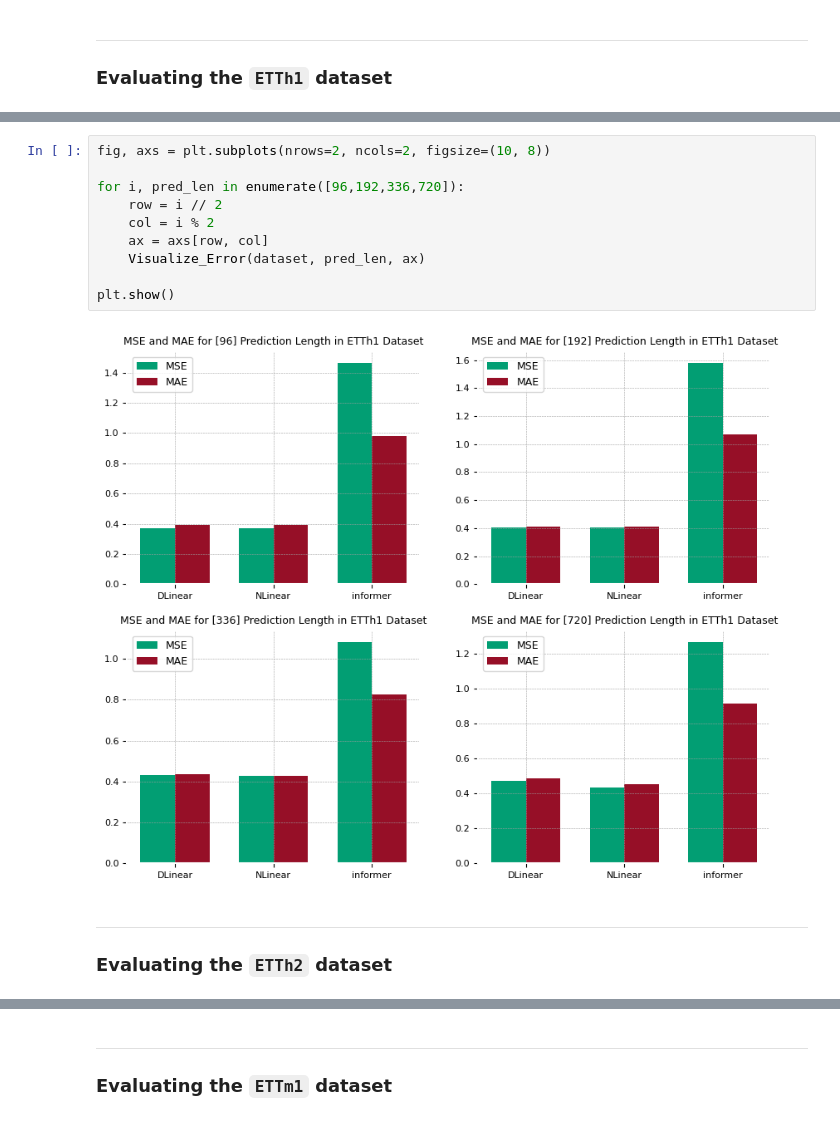
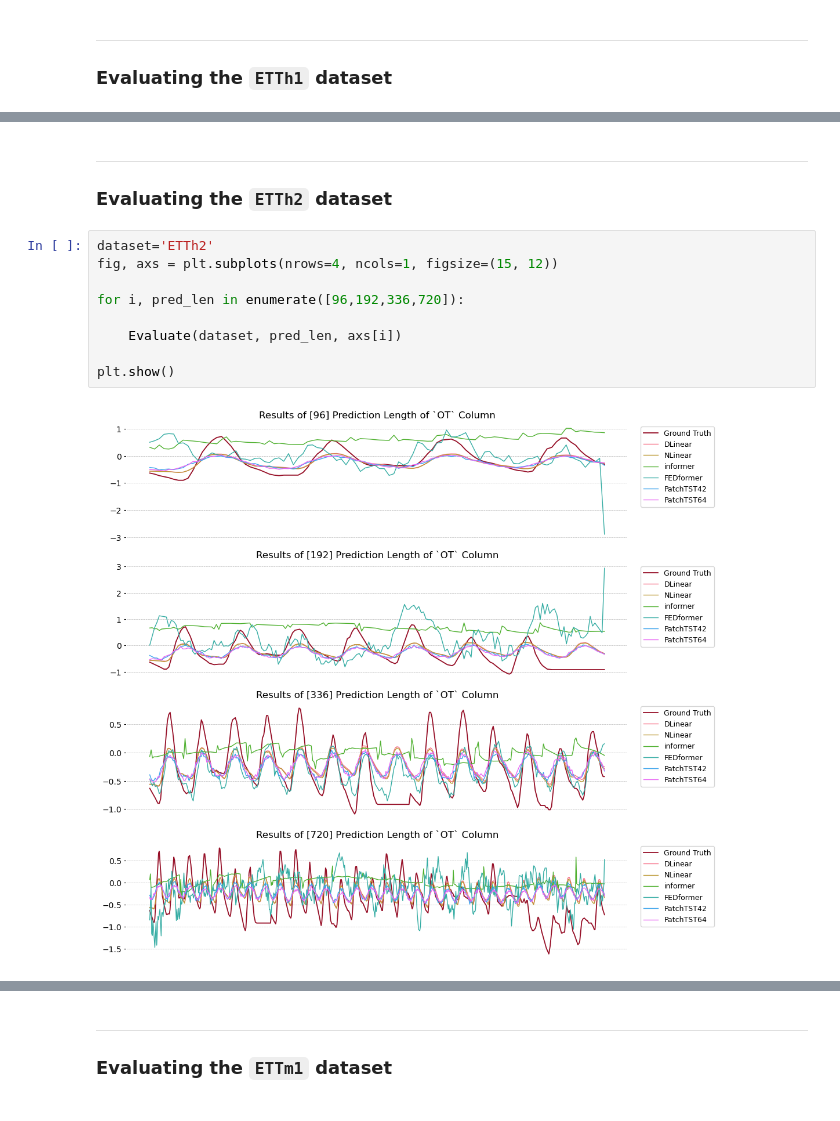
Before and after one commit to volzock/Transformer-based-solutions-for-the-long-term-time-series-forecasting, a Jupyter notebook: Results-visualization.ipynb, the cells around one changed output, grey strips where cells are left out. Cells and saved outputs as stored; diff of their text form.

```diff
--- a/Results-visualization.ipynb
+++ b/Results-visualization.ipynb
@@ -138,16 +176,15 @@ plt.show()
-# %%
-fig, axs = plt.subplots(nrows=2, ncols=2, figsize=(10, 8))
-
-for i, pred_len in enumerate([96,192,336,720]):
-    row = i // 2
-    col = i % 2
-    ax = axs[row, col]
-    Visualize_Error(dataset, pred_len, ax)
-
-plt.show()
-# %% [output]
-[figure, removed]
 # %% [markdown]
 ---
 ### Evaluating the `ETTh2` dataset
+# %%
+dataset='ETTh2'
+fig, axs = plt.subplots(nrows=4, ncols=1, figsize=(15, 12))
+
+for i, pred_len in enumerate([96,192,336,720]):
+
+    Evaluate(dataset, pred_len, axs[i])
+
+plt.show()
+# %% [output]
+[figure, added]
 # %%
```
Also changed, not shown: parts of 22 cells of this notebook, 5 other files.
